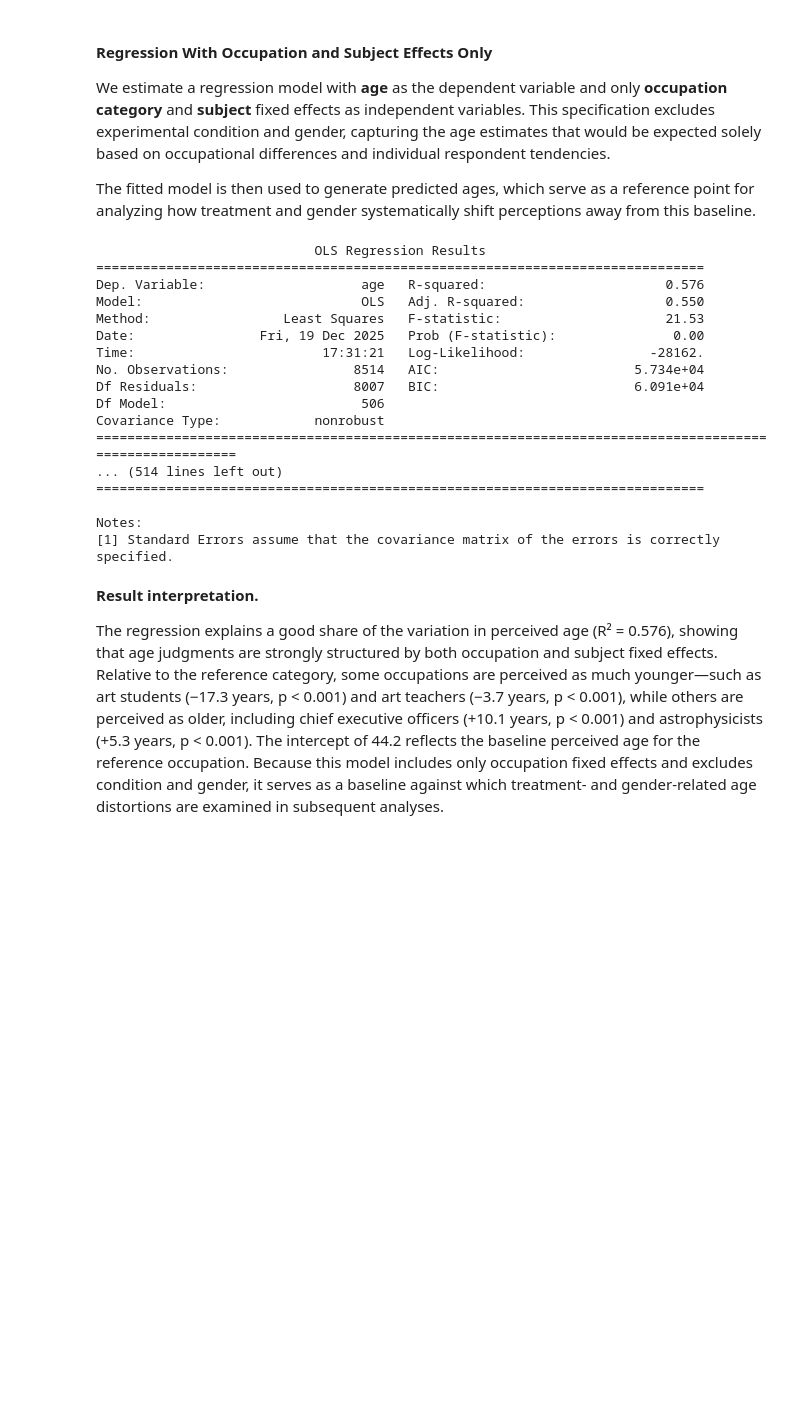
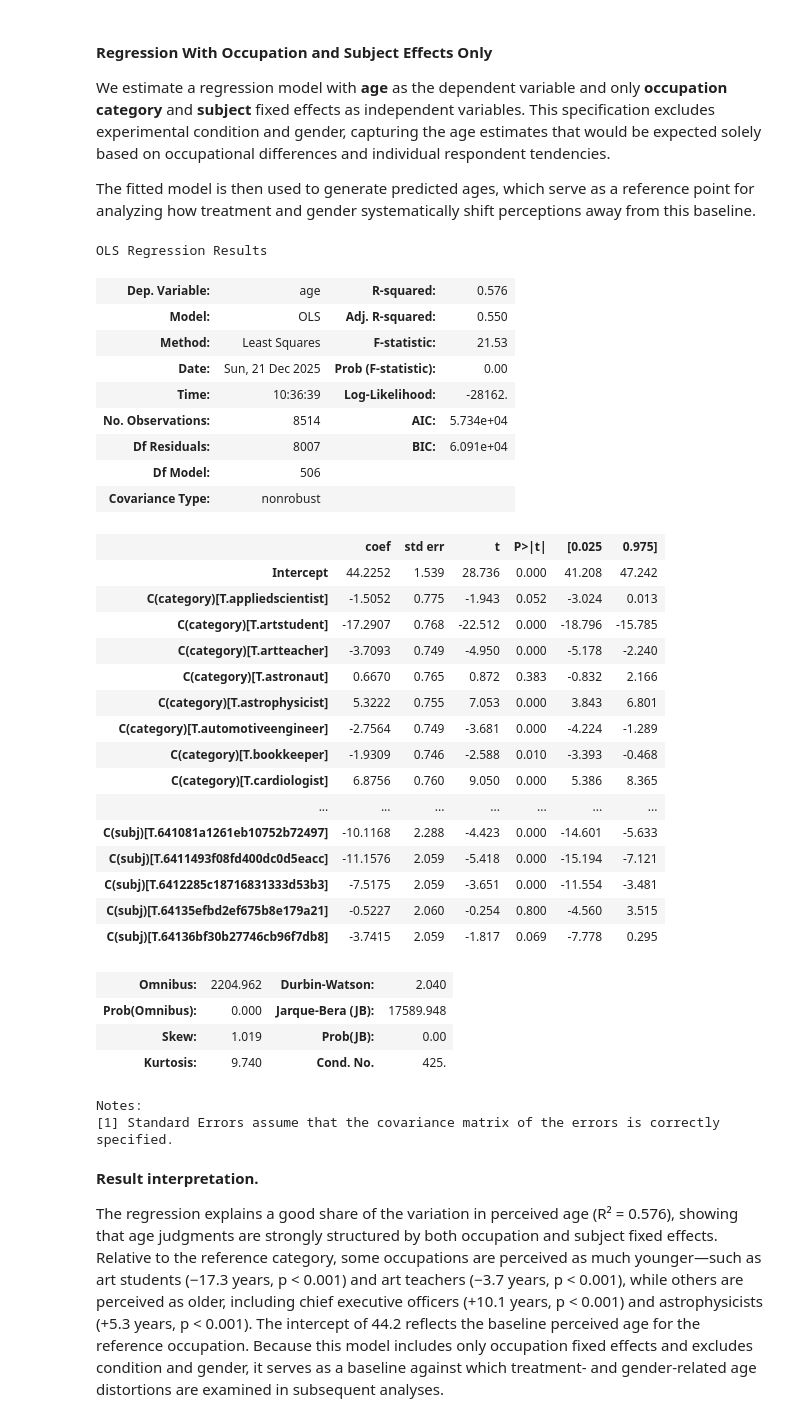
Before and after one commit to tasosger/machine_learning_aueb, a Jupyter notebook: ex2/age_gender_distortion_analysis.ipynb, the cells around one changed output. Drawn from its saved outputs; the diff is of its cells as text; code cells hidden in the pictures; blank space fills up the shorter version.

```diff
--- a/ex2/age_gender_distortion_analysis.ipynb
+++ b/ex2/age_gender_distortion_analysis.ipynb
@@ -1066,28 +1083,43 @@ The fitted model is then used to generate predicted ages, which serve as a refer
 # %%
 baseline_model = smf.ols(
     formula="age ~ C(category) + C(subj)",
     data=dt_main
 ).fit()
 
-print(baseline_model.summary())
+baseline_model.summary()
 # %% [output]
-                            OLS Regression Results
-==============================================================================
-Dep. Variable:                    age   R-squared:                       0.576
-Model:                            OLS   Adj. R-squared:                  0.550
-Method:                 Least Squares   F-statistic:                     21.53
-Date:                Fri, 19 Dec 2025   Prob (F-statistic):               0.00
-Time:                        17:31:21   Log-Likelihood:                -28162.
-No. Observations:                8514   AIC:                         5.734e+04
-Df Residuals:                    8007   BIC:                         6.091e+04
-Df Model:                         506
-Covariance Type:            nonrobust
-========================================================================================================
-... (514 lines left out)
-==============================================================================
-
-Notes:
-[1] Standard Errors assume that the covariance matrix of the errors is correctly specified.
+OLS Regression Results
+| Dep. Variable: | age | R-squared: | 0.576 |
+| Model: | OLS | Adj. R-squared: | 0.550 |
+| Method: | Least Squares | F-statistic: | 21.53 |
+| Date: | Sun, 21 Dec 2025 | Prob (F-statistic): | 0.00 |
+| Time: | 10:36:39 | Log-Likelihood: | -28162. |
+| No. Observations: | 8514 | AIC: | 5.734e+04 |
+| Df Residuals: | 8007 | BIC: | 6.091e+04 |
+| Df Model: | 506 |  |  |
+| Covariance Type: | nonrobust |  |  |
+|  | coef | std err | t | P>|t| | [0.025 | 0.975] |
+| Intercept | 44.2252 | 1.539 | 28.736 | 0.000 | 41.208 | 47.242 |
+| C(category)[T.appliedscientist] | -1.5052 | 0.775 | -1.943 | 0.052 | -3.024 | 0.013 |
+| C(category)[T.artstudent] | -17.2907 | 0.768 | -22.512 | 0.000 | -18.796 | -15.785 |
+| C(category)[T.artteacher] | -3.7093 | 0.749 | -4.950 | 0.000 | -5.178 | -2.240 |
+| C(category)[T.astronaut] | 0.6670 | 0.765 | 0.872 | 0.383 | -0.832 | 2.166 |
+| C(category)[T.astrophysicist] | 5.3222 | 0.755 | 7.053 | 0.000 | 3.843 | 6.801 |
+| C(category)[T.automotiveengineer] | -2.7564 | 0.749 | -3.681 | 0.000 | -4.224 | -1.289 |
+| C(category)[T.bookkeeper] | -1.9309 | 0.746 | -2.588 | 0.010 | -3.393 | -0.468 |
+| C(category)[T.cardiologist] | 6.8756 | 0.760 | 9.050 | 0.000 | 5.386 | 8.365 |
+| ... | ... | ... | ... | ... | ... | ... |
+| C(subj)[T.641081a1261eb10752b72497] | -10.1168 | 2.288 | -4.423 | 0.000 | -14.601 | -5.633 |
+| C(subj)[T.6411493f08fd400dc0d5eacc] | -11.1576 | 2.059 | -5.418 | 0.000 | -15.194 | -7.121 |
+| C(subj)[T.6412285c18716831333d53b3] | -7.5175 | 2.059 | -3.651 | 0.000 | -11.554 | -3.481 |
+| C(subj)[T.64135efbd2ef675b8e179a21] | -0.5227 | 2.060 | -0.254 | 0.800 | -4.560 | 3.515 |
+| C(subj)[T.64136bf30b27746cb96f7db8] | -3.7415 | 2.059 | -1.817 | 0.069 | -7.778 | 0.295 |
+| Omnibus: | 2204.962 | Durbin-Watson: | 2.040 |
+| Prob(Omnibus): | 0.000 | Jarque-Bera (JB): | 17589.948 |
+| Skew: | 1.019 | Prob(JB): | 0.00 |
+| Kurtosis: | 9.740 | Cond. No. | 425. |
+Notes:
+[1] Standard Errors assume that the covariance matrix of the errors is correctly specified.
 # %% [markdown]
 **Result interpretation.**
 
```
Also changed, not shown: parts of 2 cells of this notebook.
